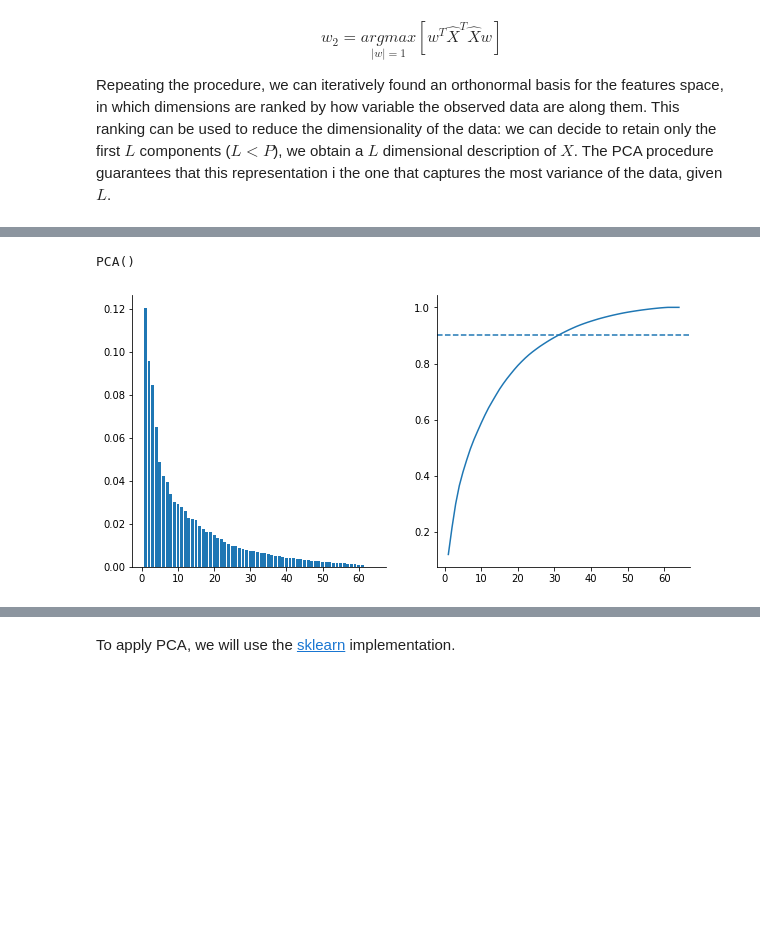
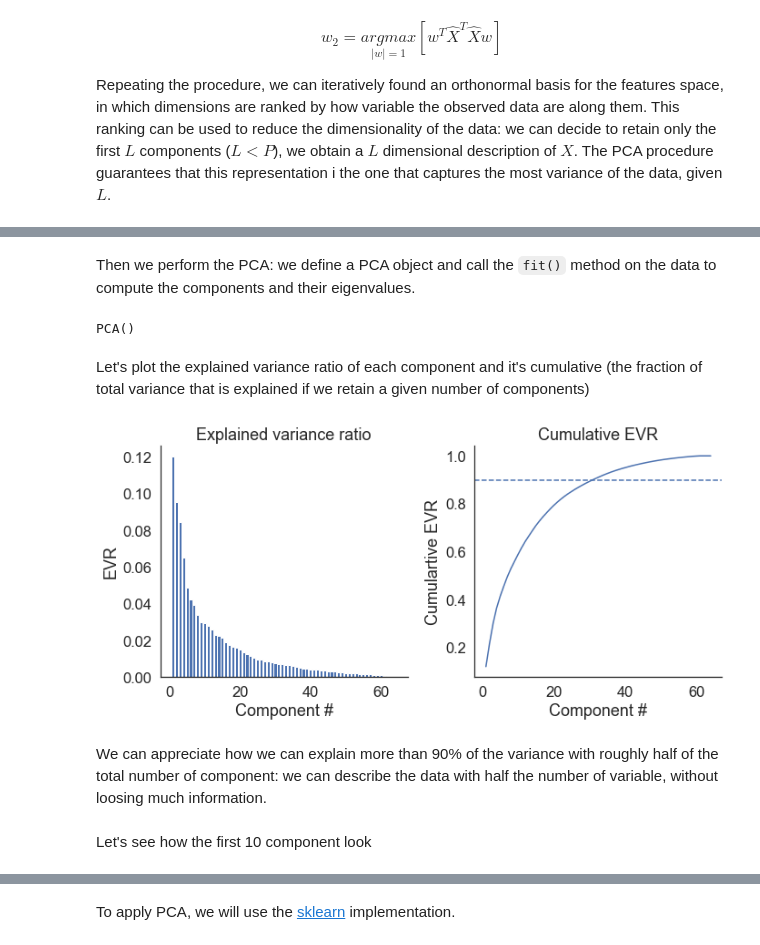
Before and after one commit to xamweil/population-methods, a Jupyter notebook: 01-dimensionality-reduction/dimensionality_reduction.ipynb, the cells around one changed output, grey strips where cells are left out. Saved outputs shown, nothing was run; the diff lists cells and outputs as text; code cells hidden in the pictures; blank space fills up the shorter version.

```diff
--- a/01-dimensionality-reduction/dimensionality_reduction.ipynb
+++ b/01-dimensionality-reduction/dimensionality_reduction.ipynb
@@ -84,19 +95,34 @@ X = scaler.fit_transform(images)
+# %% [markdown]
+Then we perform the PCA: we define a PCA object and call the `fit()` method on the data to compute the components and their eigenvalues.
 # %%
 pca = PCA()
 pca.fit(X)
 # %% [output]
 PCA()
+# %% [markdown]
+Let's plot the explained variance ratio of each component and it's cumulative (the fraction of total variance that is explained if we retain a given number of components)
 # %%
 plt.figure(figsize=(10,5))
 plt.subplot(1,2,1)
+plt.title('Explained variance ratio')
+plt.xlabel('Component #')
+plt.ylabel('EVR')
 plt.bar(np.arange(1,len(pca.components_)+1),pca.explained_variance_ratio_)
-sns.despine()
+
 plt.subplot(1,2,2)
+plt.title('Cumulative EVR')
+plt.xlabel('Component #')
+plt.ylabel('Cumulartive EVR')
 plt.plot(np.arange(1,len(pca.components_)+1),np.cumsum(pca.explained_variance_ratio_))
 plt.axhline(y=0.9,linestyle='--')
-sns.despine()
+
+plt.tight_layout()
 # %% [output]
-[figure, old version]
+[figure, new version]
+# %% [markdown]
+We can appreciate how we can explain more than 90% of the variance with roughly half of the total number of component: we can describe the data with half the number of variable, without loosing much information.
+# %% [markdown]
+Let's see how the first 10 component look
 # %%
 plt.figure(figsize=(10,5))
 for i,component in enumerate(pca.components_[:10]):
```
Also changed, not shown: parts of 14 cells of this notebook, 1 other file.
